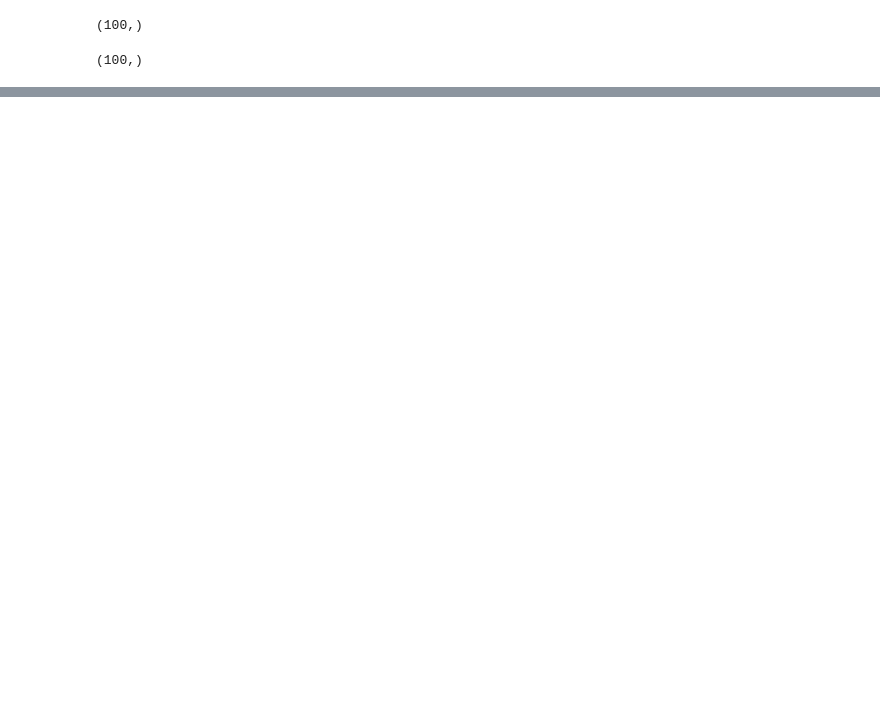
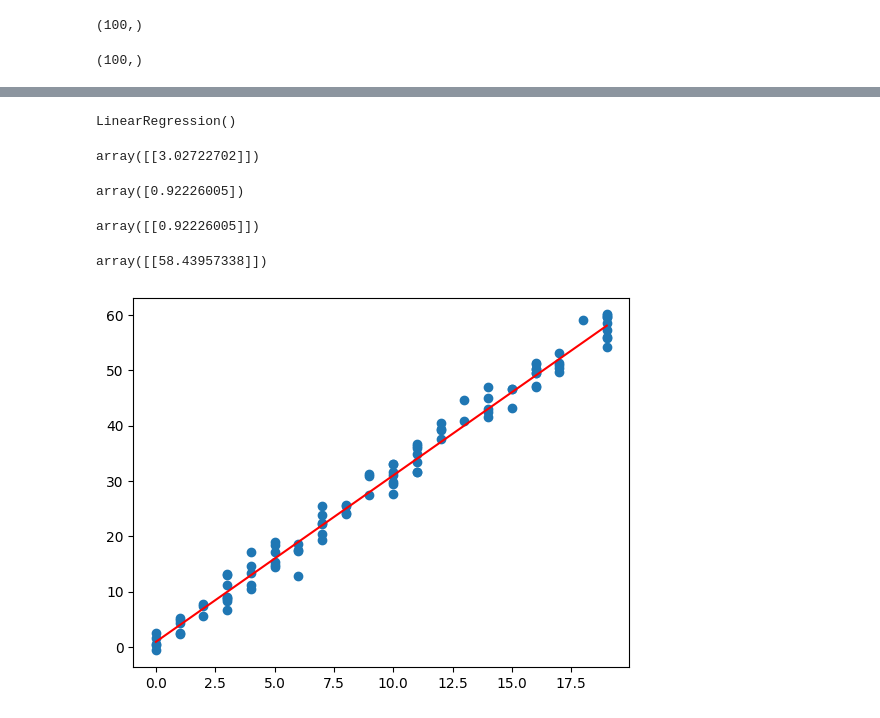
Before and after one commit to HemaGarima/Machine-Learning, a Jupyter notebook: Linear-Regression.ipynb, the cells around one changed output, grey strips where cells are left out. Saved outputs shown, nothing was run; the diff lists cells and outputs as text; code cells hidden in the pictures; blank space fills up the shorter version.

Commit message:
Exploring linear regression with scikit learn library

```diff
--- a/Linear-Regression.ipynb
+++ b/Linear-Regression.ipynb
@@ -54,0 +73,37 @@ plt.show()
+# %%
+# Creating a model
+model = LinearRegression()
+# %%
+# train a model using training data
+model.fit(X,Y)
+# %% [output]
+LinearRegression()
+# %%
+model.coef_
+# %% [output]
+array([[3.02722702]])
+# %%
+model.intercept_
+# %% [output]
+array([0.92226005])
+# %%
+x = 0
+y = model.coef_*x + model.intercept_ # y = wx + w0
+y
+# %% [output]
+array([[0.92226005]])
+# %%
+x = 19
+y = model.coef_*x + model.intercept_
+y
+# %% [output]
+array([[58.43957338]])
+# %%
+x1,y1 = 0,0.922
+x2,y2 = 19,58.048
+# %%
+plt.plot((x1,x2),(y1,y2),color ="red")
+plt.scatter(X,Y)
+plt.show()
+# %% [output]
+[figure, added]
```
Also changed, not shown: parts of 15 cells of this notebook.
